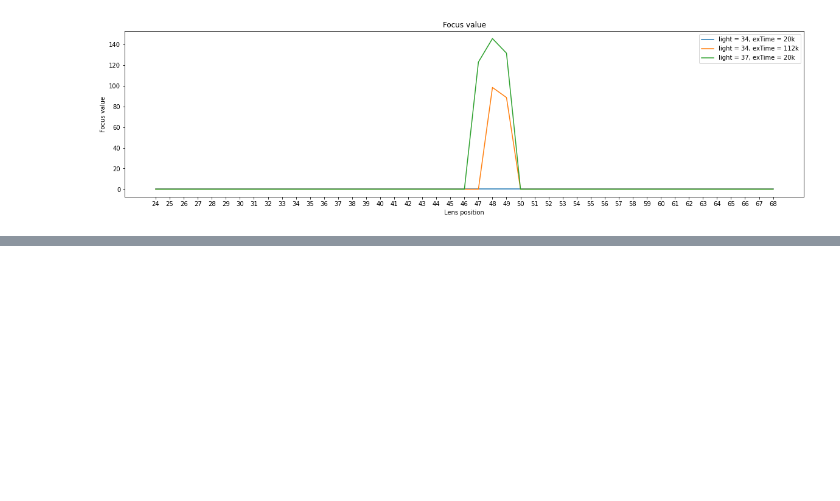
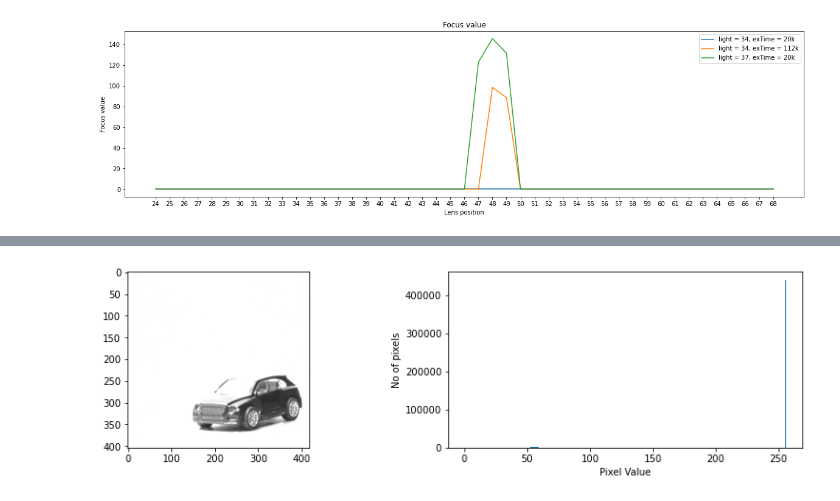
Before and after one commit to cviaai/DASHA, a Jupyter notebook: basler_camera/image_qual_as/Focus_value_light_depen.ipynb, the cells around one changed output, grey strips where cells are left out. Drawn from its saved outputs; the diff is of its cells as text; code cells hidden in the pictures; blank space fills up the shorter version.

```diff
--- a/basler_camera/image_qual_as/Focus_value_light_depen.ipynb
+++ b/basler_camera/image_qual_as/Focus_value_light_depen.ipynb
@@ -261,3 +281,7 @@ plt.legend()
 plt.show()
 # %% [output]
 [figure]
+# %%
+stack_of_imgs_37_ex_100k = stack_images_array(path = r"C:\Users\CIG\Documents\car_img_light\37_ex_100k")
+yolo_37_ex_100k = yolo_information(model_yolo, stack_of_imgs_37_ex_100k)
+yolo_37_ex_100k = yolo_focus_value(yolo_37_ex_100k)
@@ -263,0 +306,15 @@ plt.show()
+# %%
+plt.subplot(121)
+plt.imshow(stack_of_imgs_37_ex_100k[24])
+
+
+plt.subplot(122)
+plt.hist(np.array(stack_of_imgs_37_ex_100k[24]).ravel(),256,[0,256]);
+plt.xlabel('Pixel Value')
+plt.ylabel('No of pixels')
+
+plt.subplots_adjust(top=0.92, bottom=0.28, left=1.10, right=2.95, hspace=1.35,
+                    wspace=0.15)
+plt.show()
+# %% [output]
+[figure, added]
```
Also changed, not shown: parts of 14 cells of this notebook.
